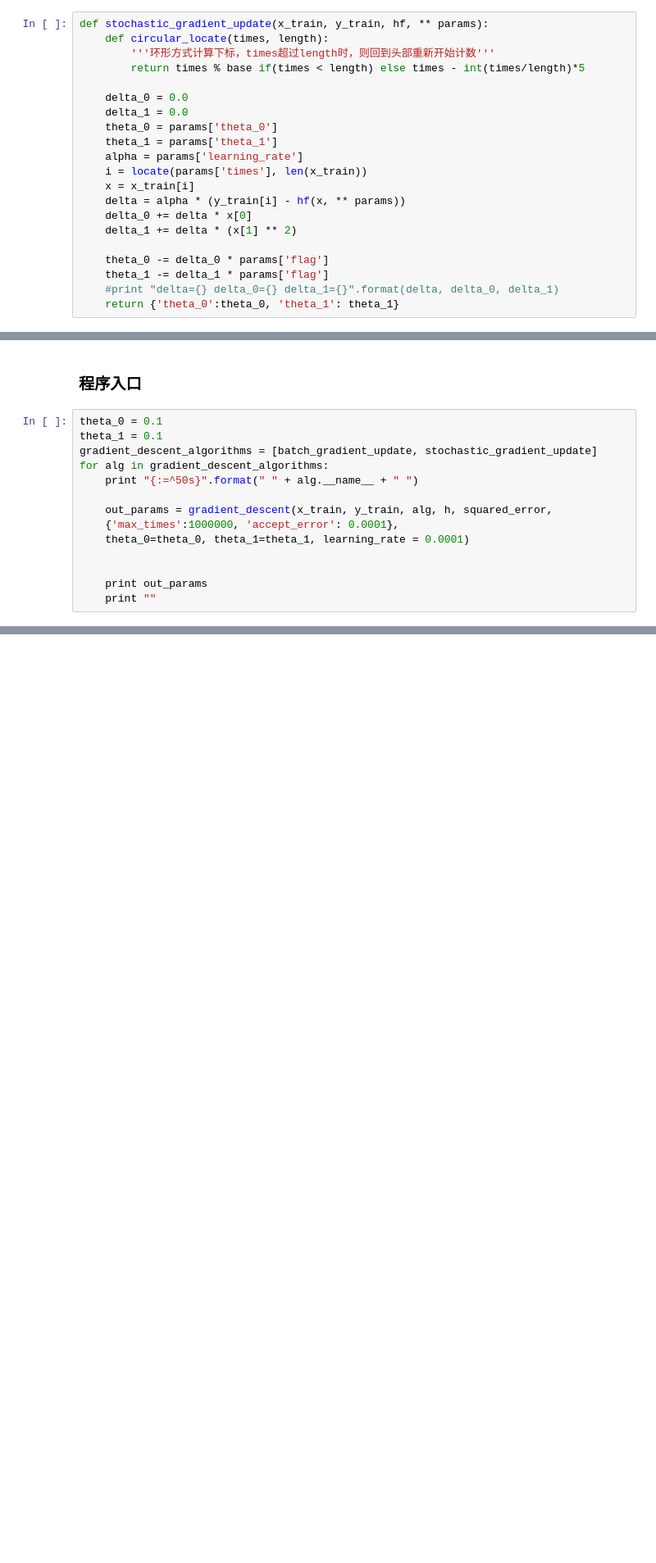
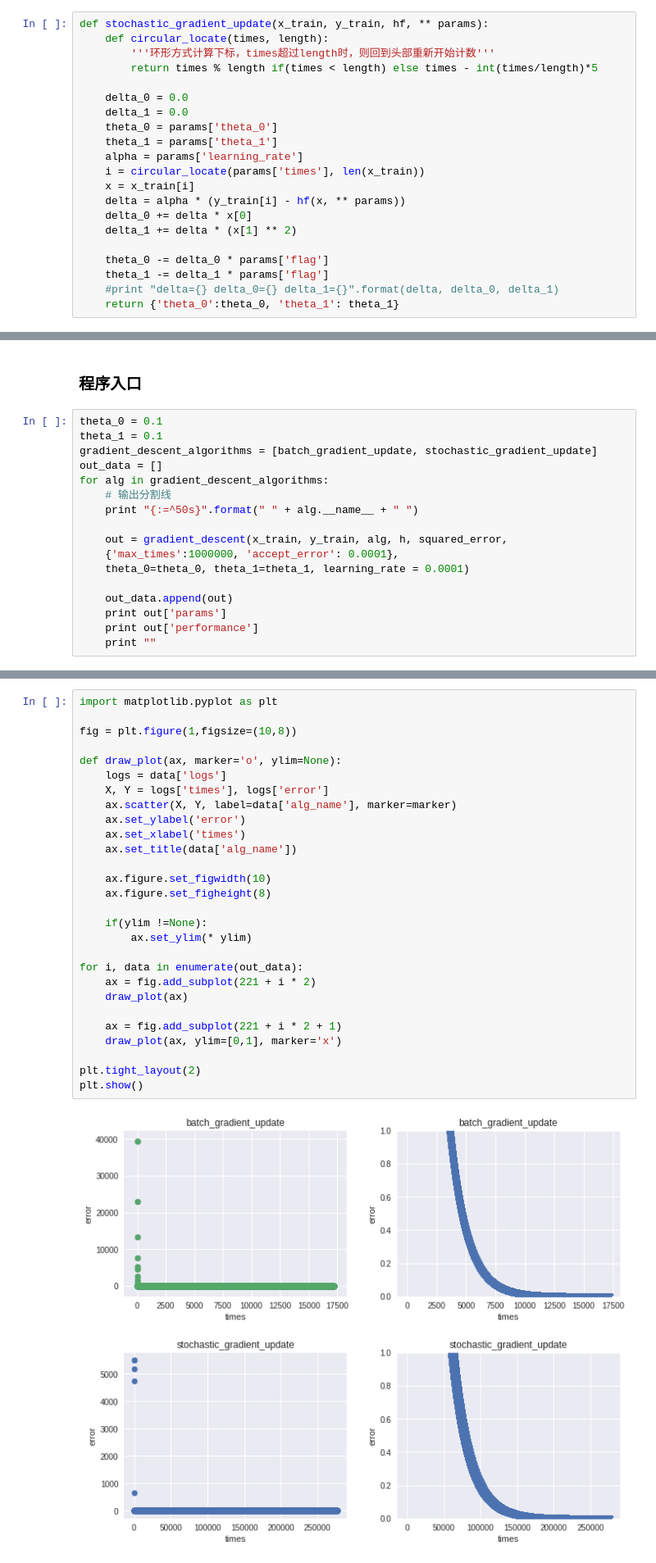
Before and after one commit to guoyu07/python_blackboard, a Jupyter notebook: gradient_descent.ipynb, the cells around one changed output, grey strips where cells are left out. Shown: that part at 82% size. Drawn from its saved outputs; the diff is of its cells as text; blank space fills up the shorter version.

Commit message:
add plot

```diff
--- a/gradient_descent.ipynb
+++ b/gradient_descent.ipynb
@@ -190,14 +190,14 @@ def batch_gradient_update(x_train, y_train, hf, ** params):
 def stochastic_gradient_update(x_train, y_train, hf, ** params):
     def circular_locate(times, length):
         '''环形方式计算下标，times超过length时，则回到头部重新开始计数'''
-        return times % base if(times < length) else times - int(times/length)*5
+        return times % length if(times < length) else times - int(times/length)*5
 
     delta_0 = 0.0
     delta_1 = 0.0
     theta_0 = params['theta_0']
     theta_1 = params['theta_1']
     alpha = params['learning_rate']
-    i = locate(params['times'], len(x_train))
+    i = circular_locate(params['times'], len(x_train))
     x = x_train[i]
     delta = alpha * (y_train[i] - hf(x, ** params))
     delta_0 += delta * x[0]
@@ -273,15 +285,18 @@ def gradient_descent(x_train, y_train, guf, hf, ef, stop_condition,** params):
 theta_0 = 0.1
 theta_1 = 0.1
 gradient_descent_algorithms = [batch_gradient_update, stochastic_gradient_update]
+out_data = []
 for alg in gradient_descent_algorithms:
+    # 输出分割线
     print "{:=^50s}".format(" " + alg.__name__ + " ")
 
-    out_params = gradient_descent(x_train, y_train, alg, h, squared_error,
+    out = gradient_descent(x_train, y_train, alg, h, squared_error,
     {'max_times':1000000, 'accept_error': 0.0001},
     theta_0=theta_0, theta_1=theta_1, learning_rate = 0.0001)
 
-
-    print out_params
+    out_data.append(out)
+    print out['params']
+    print out['performance']
     print ""
 # %% [output]
 ============= batch_gradient_update ==============
@@ -293,0 +311,30 @@ found parameters. error=0.00010000 times=276426 smart_correction_times=110569
+# %%
+import matplotlib.pyplot as plt
+
+fig = plt.figure(1,figsize=(10,8))
+
+def draw_plot(ax, marker='o', ylim=None):
+    logs = data['logs']
+    X, Y = logs['times'], logs['error']
+    ax.scatter(X, Y, label=data['alg_name'], marker=marker)
+    ax.set_ylabel('error')
+    ax.set_xlabel('times')
+    ax.set_title(data['alg_name'])
+
+    ax.figure.set_figwidth(10)
+    ax.figure.set_figheight(8)
+
+    if(ylim !=None):
+        ax.set_ylim(* ylim)
+
+for i, data in enumerate(out_data):
+    ax = fig.add_subplot(221 + i * 2)
+    draw_plot(ax)
+
+    ax = fig.add_subplot(221 + i * 2 + 1)
+    draw_plot(ax, ylim=[0,1], marker='x')
+
+plt.tight_layout(2)
+plt.show()
+# %% [output]
+[figure, added]
```
Also changed, not shown: parts of 4 cells of this notebook.
